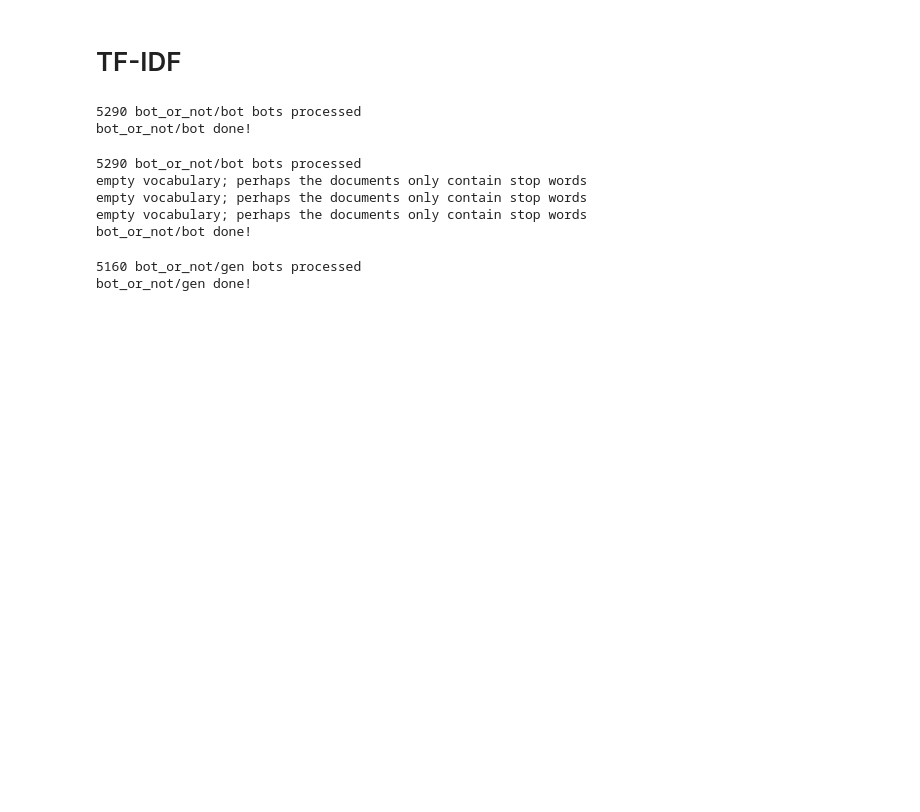
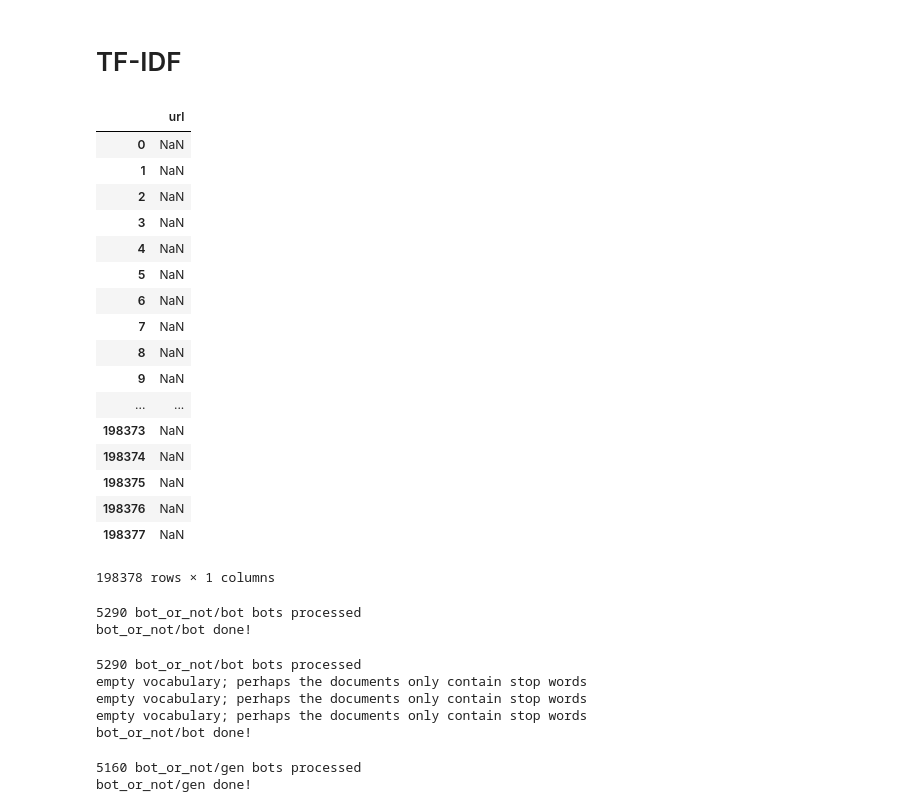
Before and after one commit to dippi8/SocialBotIdentification, a Jupyter notebook: Code/classification/03-tweet_features.ipynb, the cells around one changed output. Saved outputs shown, nothing was run; the diff lists cells and outputs as text; code cells hidden in the pictures; blank space fills up the shorter version.

```diff
--- a/Code/classification/03-tweet_features.ipynb
+++ b/Code/classification/03-tweet_features.ipynb
@@ -10,7 +10,7 @@ from IPython.display import clear_output
 from datetime import datetime
 from urllib.parse import urlparse
 # %%
-tweets_df = pd.read_csv('data/bot_or_not/bot/tweets.csv', encoding='utf-8-sig', sep='\t')
+tweets_df = pd.read_csv('data/porn/tweets.csv', encoding='utf-8-sig', sep='\t')
 # %%
 bot_users = pd.read_csv('data/bot_or_not/bot_users.csv', encoding='utf-8-sig')
 gen_users = pd.read_csv('data/bot_or_not/gen_users.csv', encoding='utf-8-sig')
@@ -105,6 +105,27 @@ def intradistance(bot_ids, bot_type, is_tweet=1):
         print ('Invalid Input')
 
     print(bot_type + " done!")
+# %%
+tweets_df[['url']]
+# %% [output]
+|  | url |
+| 0 | NaN |
+| 1 | NaN |
+| 2 | NaN |
+| 3 | NaN |
+| 4 | NaN |
+| 5 | NaN |
+| 6 | NaN |
+| 7 | NaN |
+| 8 | NaN |
+| 9 | NaN |
+| ... | ... |
+| 198373 | NaN |
+| 198374 | NaN |
+| 198375 | NaN |
+| 198376 | NaN |
+| 198377 | NaN |
+198378 rows × 1 columns
 # %%
 intradistance(bot_ids, 'bot_or_not/bot', is_tweet=1)
 # %% [output]
```
Also changed, not shown: 8 other files.
